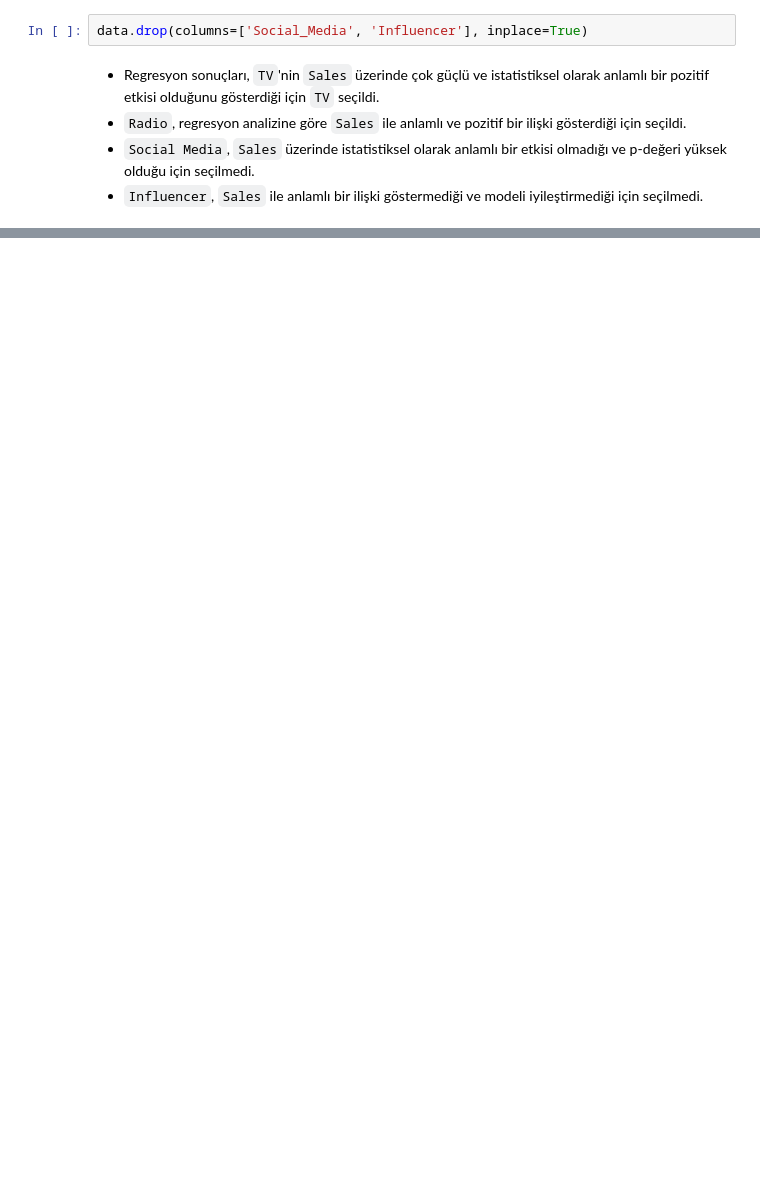
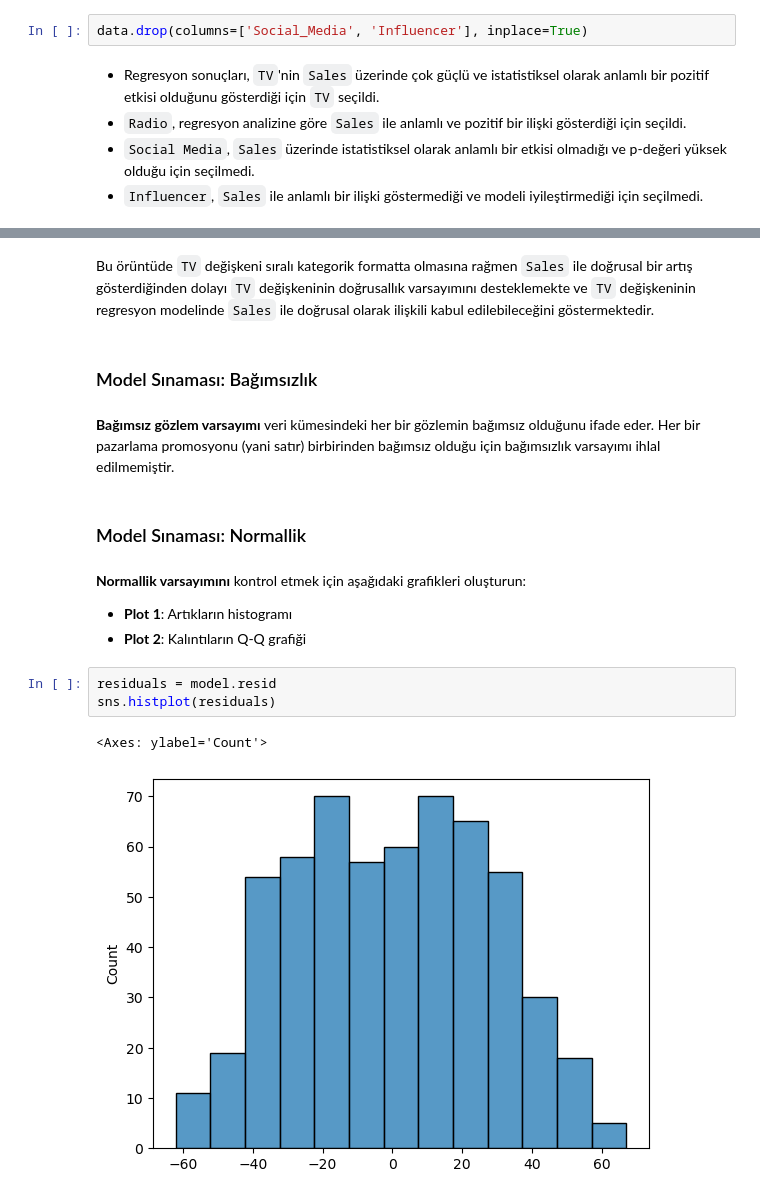
Before and after one commit to erencice/multiple-linear-regression, a Jupyter notebook: main-tr.ipynb, the cells around one changed output, grey strips where cells are left out. Drawn from its saved outputs; the diff is of its cells as text; blank space fills up the shorter version.

```diff
--- a/main-tr.ipynb
+++ b/main-tr.ipynb
@@ -224,0 +264,19 @@ data.drop(columns=['Social_Media', 'Influencer'], inplace=True)
+# %% [markdown]
+Bu örüntüde `TV` değişkeni sıralı kategorik formatta olmasına rağmen `Sales` ile doğrusal bir artış gösterdiğinden dolayı `TV` değişkeninin doğrusallık varsayımını desteklemekte ve `TV` değişkeninin regresyon modelinde `Sales` ile doğrusal olarak ilişkili kabul edilebileceğini göstermektedir.
+# %% [markdown]
+### Model Sınaması: Bağımsızlık
+# %% [markdown]
+**Bağımsız gözlem varsayımı** veri kümesindeki her bir gözlemin bağımsız olduğunu ifade eder. Her bir pazarlama promosyonu (yani satır) birbirinden bağımsız olduğu için bağımsızlık varsayımı ihlal edilmemiştir.
+# %% [markdown]
+### Model Sınaması: Normallik
+# %% [markdown]
+**Normallik varsayımını** kontrol etmek için aşağıdaki grafikleri oluşturun:
+
+* **Plot 1**: Artıkların histogramı
+* **Plot 2**: Kalıntıların Q-Q grafiği
+# %%
+residuals = model.resid
+sns.histplot(residuals)
+# %% [output]
+<Axes: ylabel='Count'>
+[figure, added]
```
Also changed, not shown: parts of 28 cells of this notebook.
